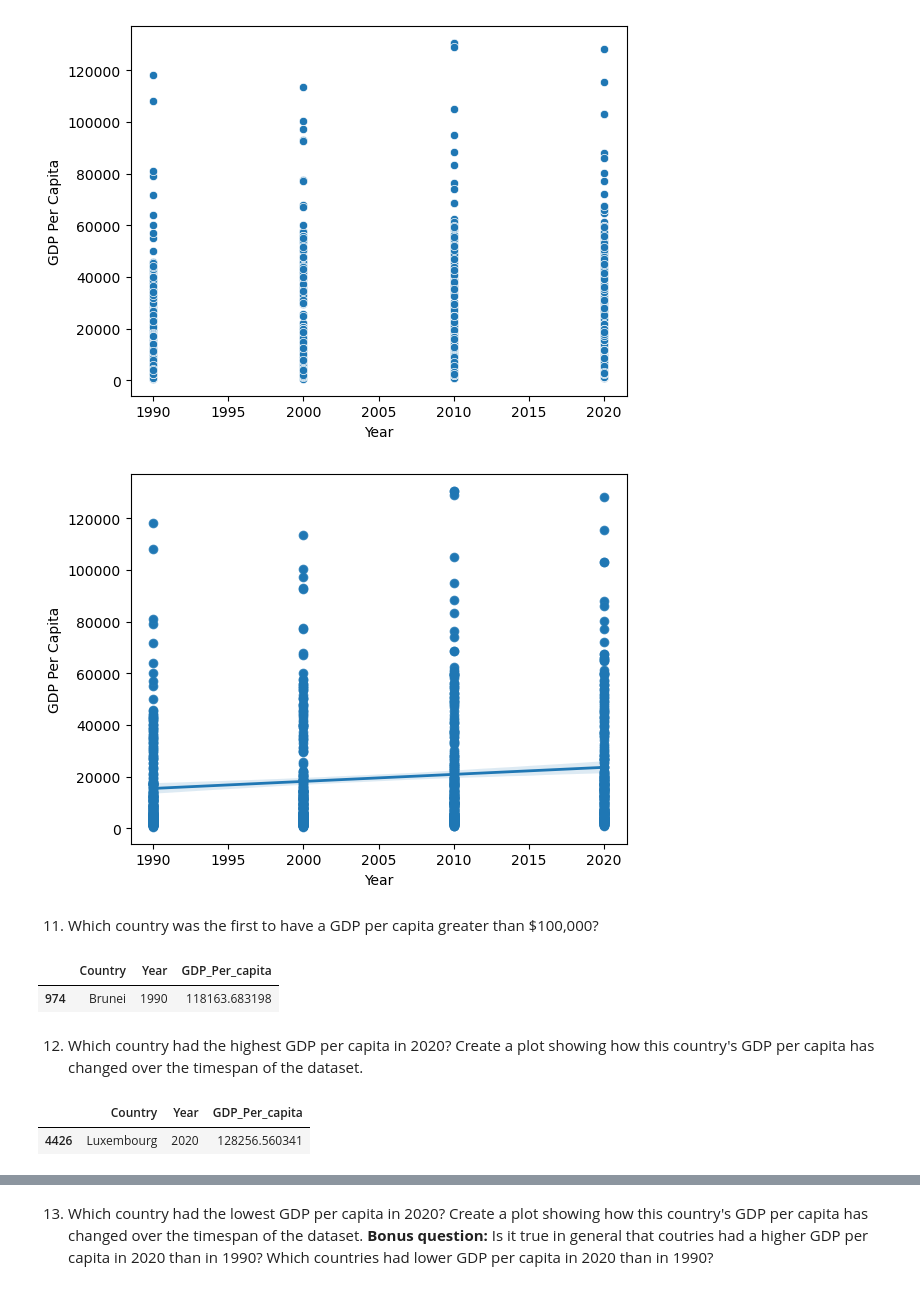
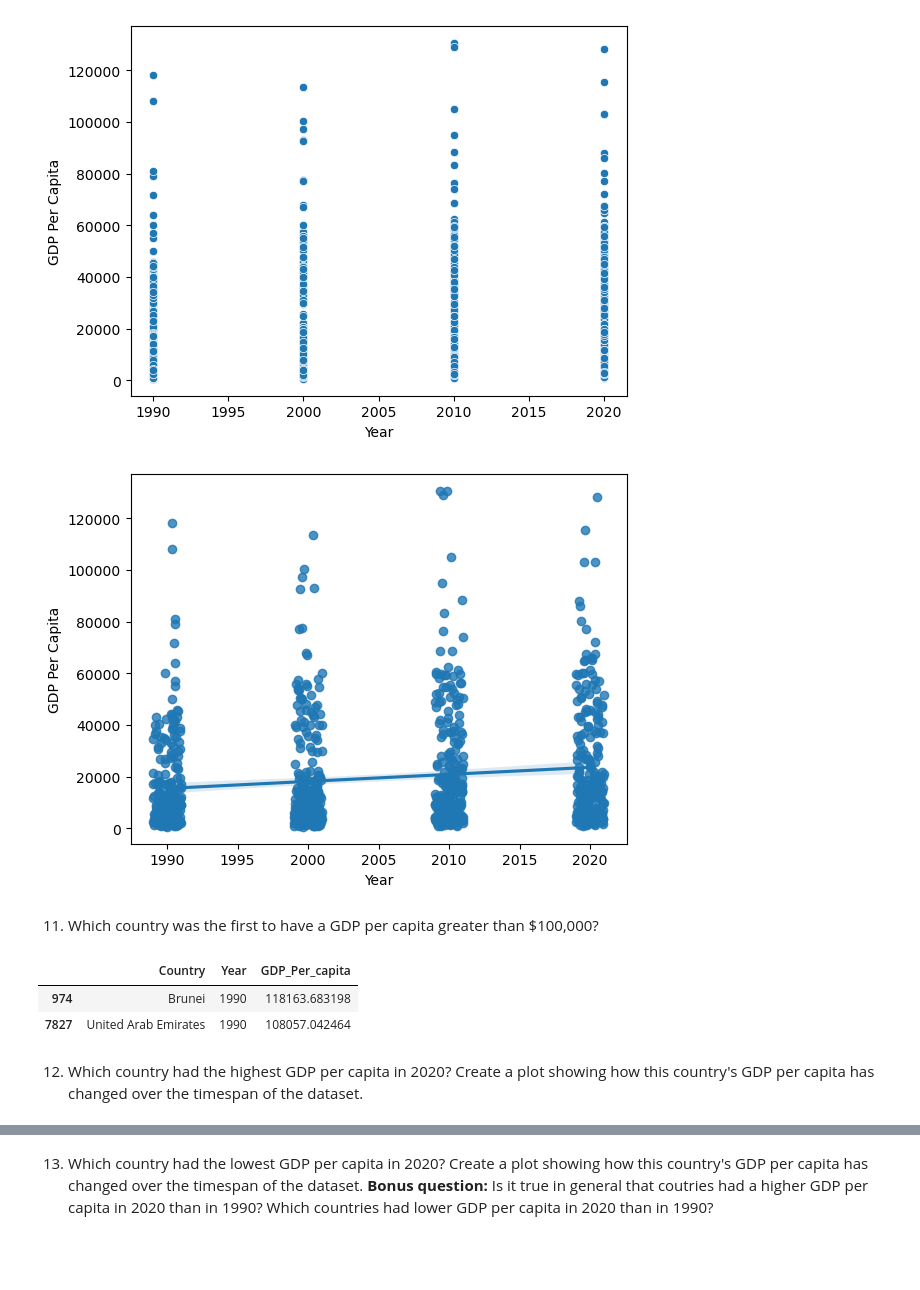
Before and after one commit to NSS-Full-Time-Data-Analytics-17/un-project-lukemgaff, a Jupyter notebook: notebooks/Luke_UN_project.ipynb, the cells around one changed output, grey strips where cells are left out. Saved outputs shown, nothing was run; the diff lists cells and outputs as text; code cells hidden in the pictures; blank space fills up the shorter version.

```diff
--- a/notebooks/Luke_UN_project.ipynb
+++ b/notebooks/Luke_UN_project.ipynb
@@ -181,24 +178,21 @@ plt.ylabel('GDP Per Capita');
 # %% [output]
 [figure]
 # %%
-sns.scatterplot(data=gdp_decades,x='Year',y='GDP_Per_capita')
-sns.regplot(data=gdp_decades,x='Year',y='GDP_Per_capita',line_kws={'linewidth':2})
+sns.regplot(data=gdp_decades,x='Year',y='GDP_Per_capita',x_jitter =True)
 plt.ylabel('GDP Per Capita');
 # %% [output]
-[figure, old version]
+[figure, new version]
 # %% [markdown]
 11. Which country was the first to have a GDP per capita greater than $100,000?
 # %%
 over_100=gdp_df.loc[gdp_df['GDP_Per_capita'] >=100000]
 # %%
-over_100.sort_values(by='Year').head(1)
+over_100.sort_values(by='Year').head(2)
 # %% [output]
 |  | Country | Year | GDP_Per_capita |
 | 974 | Brunei | 1990 | 118163.683198 |
+| 7827 | United Arab Emirates | 1990 | 108057.042464 |
 # %% [markdown]
 12. Which country had the highest GDP per capita in 2020? Create a plot showing how this country's GDP per capita has changed over the timespan of the dataset.
 # %%
-df_2020.sort_values(by='GDP_Per_capita',ascending=False).head(1)
+richest_2020=df_2020.sort_values(by='GDP_Per_capita').tail(1).Country
-# %% [output]
-|  | Country | Year | GDP_Per_capita |
-| 4426 | Luxembourg | 2020 | 128256.560341 |
```
Also changed, not shown: parts of 23 cells of this notebook.
